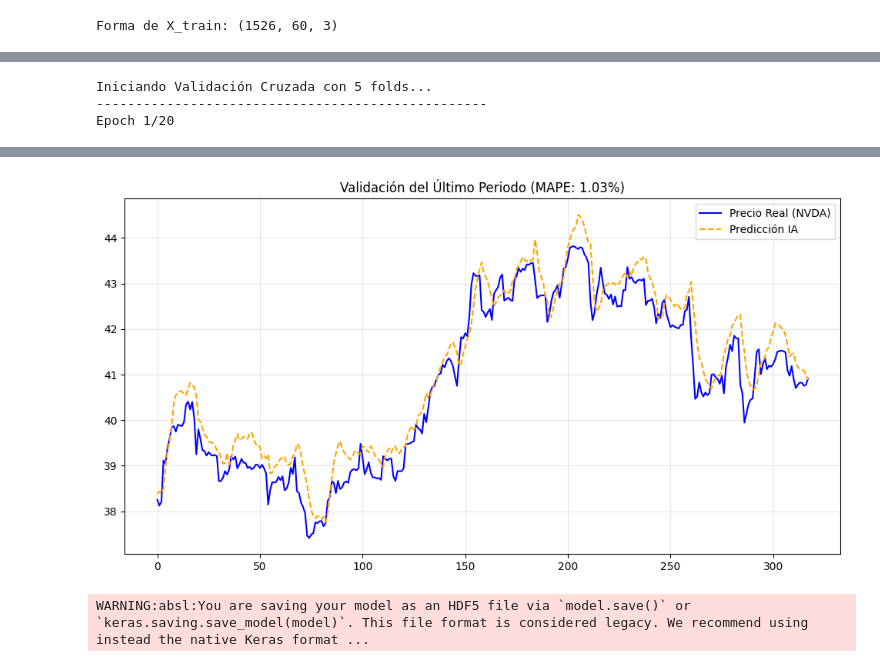
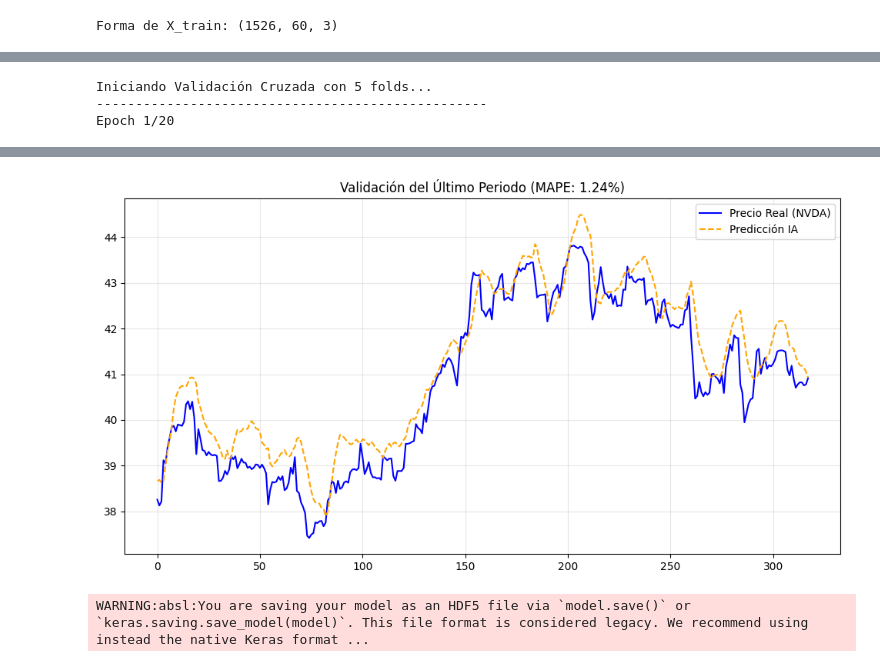
Before and after one commit to fundestpuente/HACKATON-Prediccion-de-Precios-de-Acciones-de-NVIDIA-mediante-Redes-Neuronales-, a Jupyter notebook: model.ipynb, the cells around one changed output, grey strips where cells are left out. Saved outputs shown, nothing was run; the diff lists cells and outputs as text; code cells hidden in the pictures.

```diff
--- a/model.ipynb
+++ b/model.ipynb
@@ -151,10 +160,6 @@ LSTM mean absolute percentage error: 6.569249991351199
 # %%
-from sklearn.model_selection import TimeSeriesSplit
-from sklearn.metrics import mean_absolute_percentage_error
-import matplotlib.pyplot as plt
-
 # ==============================================================================
-# 🚀 DÍA 2: VALIDACIÓN CRUZADA ROBUSTA (Time Series Split)
+# Validación Cruzada para Series Temporales
 # ==============================================================================
 
 # Configuración de la validación
@@ -173,9 +178,7 @@ for train_index, test_index in tscv.split(X):
     X_train_cv, X_test_cv = X[train_index], X[test_index]
     y_train_cv, y_test_cv = y[train_index], y[test_index]
 
-    # 2. Instanciar el modelo (IMPORTANTE: Re-iniciar el modelo en cada fold)
-    # Asegúrate de que tu función model_LSTM acepte input_shape dinámico
-    # input_shape=(X_train_cv.shape[1], X_train_cv.shape[2]) -> (60, 3)
+    # 2. Instanciar el modelo (El modelo se reinicia en cada fold)
     model = model_LSTM(
         window_size=ventana,
         batch_size=32,
@@ -184,15 +187,10 @@ for train_index, test_index in tscv.split(X):
         y_train=y_train_cv
     )
 
-    # 3. Entrenar (El fit ya suele estar dentro de tu clase model_LSTM o lo llamamos aquí)
-    # Si tu clase model_LSTM ya hace .fit() adentro, omite esta línea.
-    # Si model_LSTM solo devuelve la arquitectura, descomenta abajo:
-    model.fit(X_train_cv, y_train_cv, epochs=10, batch_size=32, verbose=0, shuffle=False)
-
     # 4. Predecir
     predictions = model.predict(X_test_cv, verbose=0)
 
-    # 5. Invertir Escala (Truco: Usamos el scaler_precio que creamos en el Día 1)
+    # 5. Invertir Escala (Truco: Usamos el scaler_precio creado antes)
     # El scaler original 'scaler' espera 3 columnas. Nosotros solo tenemos 1 (precio predicho).
     # Por eso usamos scaler_precio que solo se ajustó a 'close'.
     y_test_inverse = scaler_precio.inverse_transform(y_test_cv.reshape(-1, 1))
@@ -206,20 +204,20 @@ for train_index, test_index in tscv.split(X):
     fold += 1
 
 # ==============================================================================
-# 📊 RESULTADOS FINALES DEL DÍA 2
+# Rersultados Finales
 # ==============================================================================
 promedio_mape = np.mean(errores_mape)
 std_mape = np.std(errores_mape)
 
 print("-" * 50)
-print(f"📈 MAPE Promedio: {promedio_mape:.2f}%")
-print(f"📉 Desviación Estándar: {std_mape:.2f}%")
+print(f"MAPE Promedio: {promedio_mape:.2f}%")
+print(f"Desviación Estándar: {std_mape:.2f}%")
 print("-" * 50)
 
 if promedio_mape < 2.5:
-    print("✅ RESULTADO EXCELENTE: El modelo es robusto y cumple el objetivo para el Hackathon.")
+    print("RESULTADO EXCELENTE: El modelo es robusto y cumple el objetivo para el Hackathon.")
 else:
-    print("⚠️ AJUSTE NECESARIO: Intenta aumentar épocas o revisar los indicadores.")
+    print("AJUSTE NECESARIO: Intenta aumentar épocas o revisar los indicadores.")
 
 # Visualizar el último Fold para el reporte
 plt.figure(figsize=(12, 6))
@@ -321,4 +319,4 @@ Epoch 7/20
-[figure, old version]
+[figure, new version]
 # %%
 # Exportar el modelo entrenado
 model.save("modelo_LSTM_NVDA_optimizado.h5")
```
Also changed, not shown: parts of 5 cells of this notebook, 2 other files.
